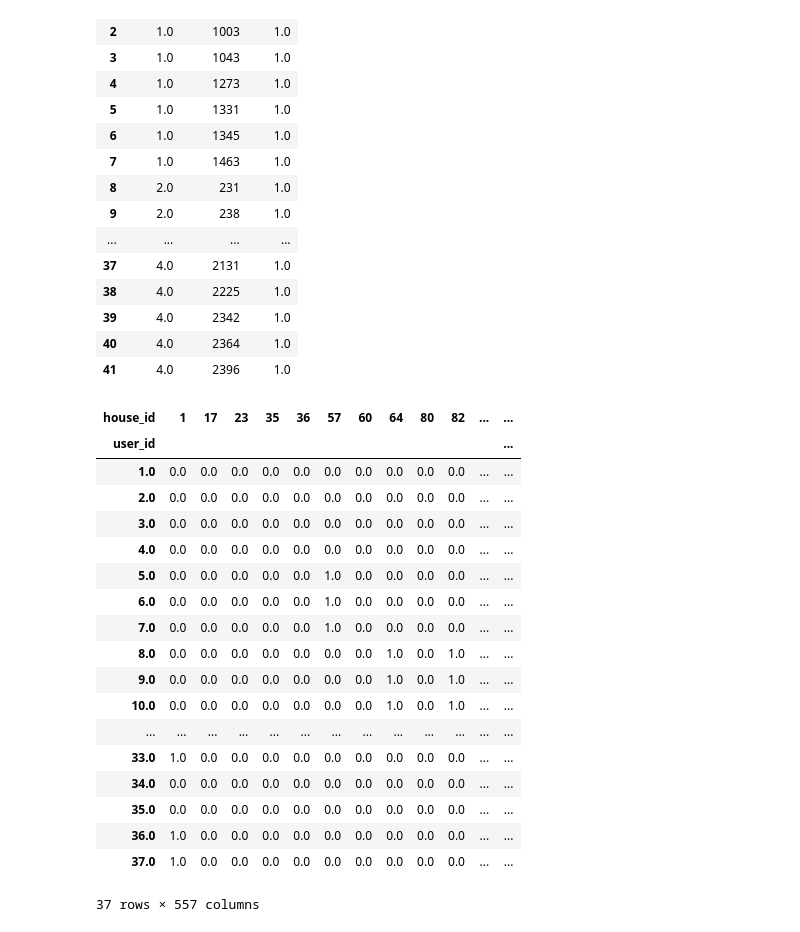
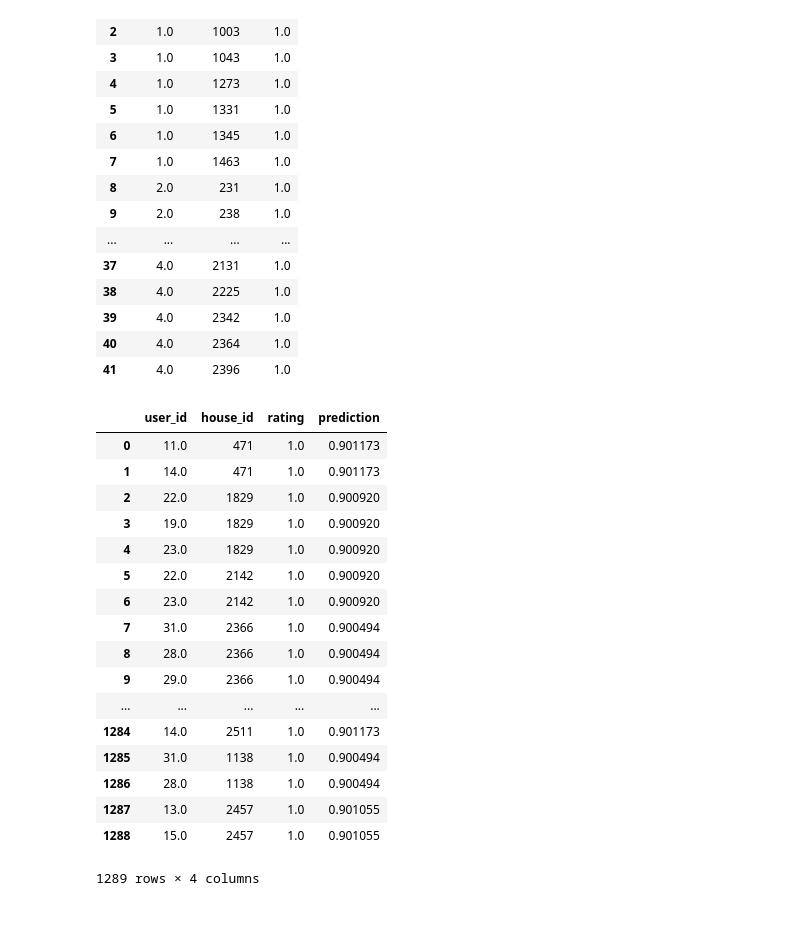
Before and after one commit to ereppond/housing-recommender, a Jupyter notebook: notebooks/building-recommender.ipynb, the cells around one changed output. Cells and saved outputs as stored; diff of their text form; code cells hidden in the pictures.

```diff
--- a/notebooks/building-recommender.ipynb
+++ b/notebooks/building-recommender.ipynb
@@ -197,28 +259,6 @@ build_user_matrix('../data/users.csv', '../data/redfin-favorites_travels.csv')
 users = pd.read_csv('../data/users.csv')
 # %%
 R_df = users.pivot(index = 'user_id', columns ='house_id', values = 'rating').fillna(0)
-# %%
-R_df
-# %% [output]
-| house_id | 1 | 17 | 23 | 35 | 36 | 57 | 60 | 64 | 80 | 82 | ... | ... |
-| user_id |  |  |  |  |  |  |  |  |  |  |  | ... |
-| 1.0 | 0.0 | 0.0 | 0.0 | 0.0 | 0.0 | 0.0 | 0.0 | 0.0 | 0.0 | 0.0 | ... | ... |
-| 2.0 | 0.0 | 0.0 | 0.0 | 0.0 | 0.0 | 0.0 | 0.0 | 0.0 | 0.0 | 0.0 | ... | ... |
-| 3.0 | 0.0 | 0.0 | 0.0 | 0.0 | 0.0 | 0.0 | 0.0 | 0.0 | 0.0 | 0.0 | ... | ... |
-| 4.0 | 0.0 | 0.0 | 0.0 | 0.0 | 0.0 | 0.0 | 0.0 | 0.0 | 0.0 | 0.0 | ... | ... |
-| 5.0 | 0.0 | 0.0 | 0.0 | 0.0 | 0.0 | 1.0 | 0.0 | 0.0 | 0.0 | 0.0 | ... | ... |
-| 6.0 | 0.0 | 0.0 | 0.0 | 0.0 | 0.0 | 1.0 | 0.0 | 0.0 | 0.0 | 0.0 | ... | ... |
-| 7.0 | 0.0 | 0.0 | 0.0 | 0.0 | 0.0 | 1.0 | 0.0 | 0.0 | 0.0 | 0.0 | ... | ... |
-| 8.0 | 0.0 | 0.0 | 0.0 | 0.0 | 0.0 | 0.0 | 0.0 | 1.0 | 0.0 | 1.0 | ... | ... |
-| 9.0 | 0.0 | 0.0 | 0.0 | 0.0 | 0.0 | 0.0 | 0.0 | 1.0 | 0.0 | 1.0 | ... | ... |
-| 10.0 | 0.0 | 0.0 | 0.0 | 0.0 | 0.0 | 0.0 | 0.0 | 1.0 | 0.0 | 1.0 | ... | ... |
-| ... | ... | ... | ... | ... | ... | ... | ... | ... | ... | ... | ... | ... |
-| 33.0 | 1.0 | 0.0 | 0.0 | 0.0 | 0.0 | 0.0 | 0.0 | 0.0 | 0.0 | 0.0 | ... | ... |
-| 34.0 | 0.0 | 0.0 | 0.0 | 0.0 | 0.0 | 0.0 | 0.0 | 0.0 | 0.0 | 0.0 | ... | ... |
-| 35.0 | 0.0 | 0.0 | 0.0 | 0.0 | 0.0 | 0.0 | 0.0 | 0.0 | 0.0 | 0.0 | ... | ... |
-| 36.0 | 1.0 | 0.0 | 0.0 | 0.0 | 0.0 | 0.0 | 0.0 | 0.0 | 0.0 | 0.0 | ... | ... |
-| 37.0 | 1.0 | 0.0 | 0.0 | 0.0 | 0.0 | 0.0 | 0.0 | 0.0 | 0.0 | 0.0 | ... | ... |
-37 rows × 557 columns
 # %%
 # Setup a SparkSession
 spark = SparkSession.builder.getOrCreate()
@@ -247,4 +287,23 @@ user_features = recommender.userFactors.toPandas()
 # %%
 predictions = recommender.transform(train)
 # %%
-predictions
+predictions.toPandas()
+# %% [output]
+|  | user_id | house_id | rating | prediction |
+| 0 | 11.0 | 471 | 1.0 | 0.901173 |
+| 1 | 14.0 | 471 | 1.0 | 0.901173 |
+| 2 | 22.0 | 1829 | 1.0 | 0.900920 |
+| 3 | 19.0 | 1829 | 1.0 | 0.900920 |
+| 4 | 23.0 | 1829 | 1.0 | 0.900920 |
+| 5 | 22.0 | 2142 | 1.0 | 0.900920 |
+| 6 | 23.0 | 2142 | 1.0 | 0.900920 |
+| 7 | 31.0 | 2366 | 1.0 | 0.900494 |
+| 8 | 28.0 | 2366 | 1.0 | 0.900494 |
+| 9 | 29.0 | 2366 | 1.0 | 0.900494 |
+| ... | ... | ... | ... | ... |
+| 1284 | 14.0 | 2511 | 1.0 | 0.901173 |
+| 1285 | 31.0 | 1138 | 1.0 | 0.900494 |
+| 1286 | 28.0 | 1138 | 1.0 | 0.900494 |
+| 1287 | 13.0 | 2457 | 1.0 | 0.901055 |
+| 1288 | 15.0 | 2457 | 1.0 | 0.901055 |
+1289 rows × 4 columns
```
Also changed, not shown: parts of 17 cells of this notebook.
